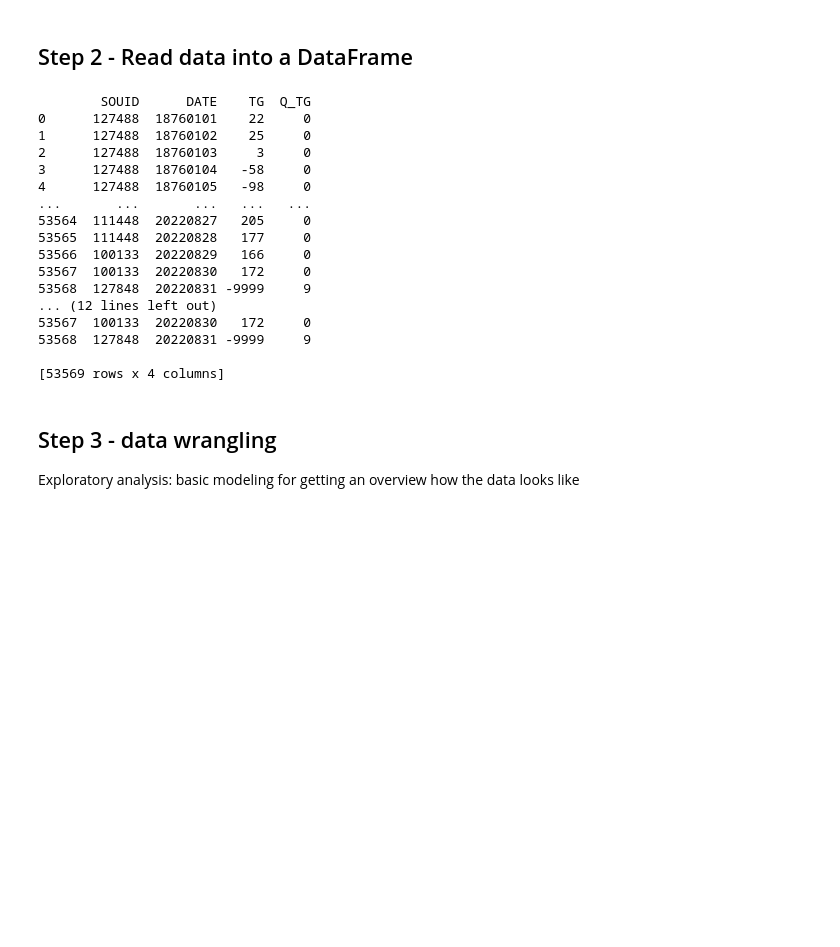
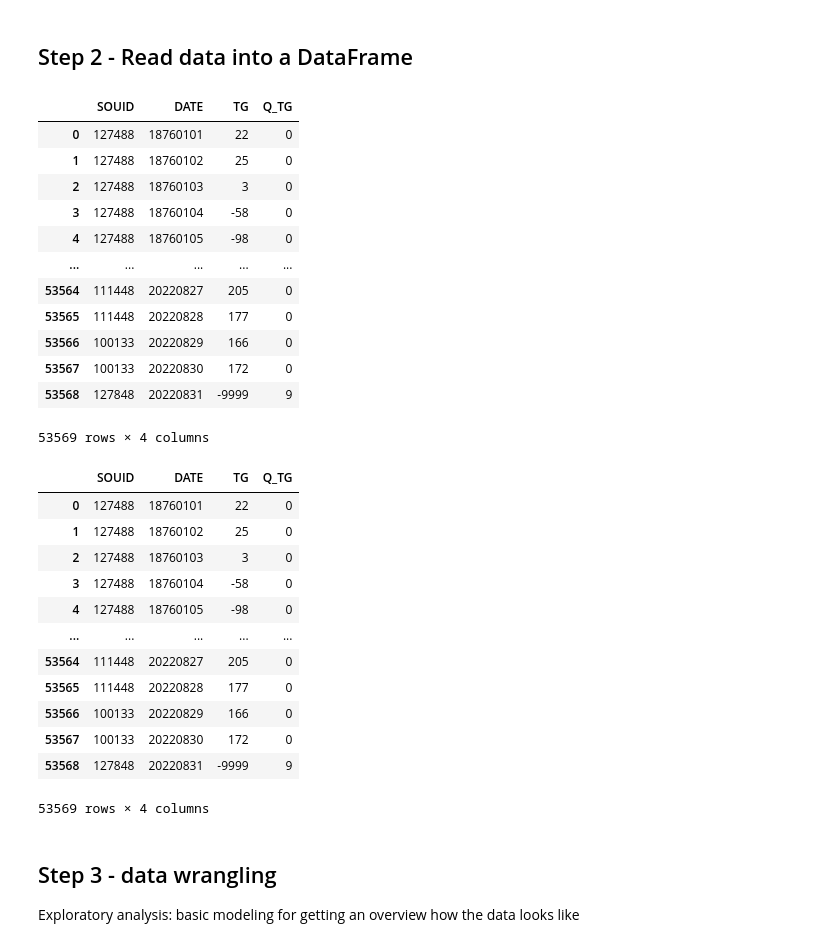
Before and after one commit to ZinoM21/data-science-fs2022, a Jupyter notebook: Homework/Project-2.1/climate-stripes.ipynb, the cells around one changed output. Drawn from its saved outputs; the diff is of its cells as text; code cells hidden in the pictures; blank space fills up the shorter version.

```diff
--- a/Homework/Project-2.1/climate-stripes.ipynb
+++ b/Homework/Project-2.1/climate-stripes.ipynb
@@ -19,30 +19,39 @@ import re
 # %%
 df = pd.read_csv('ECA_blended_custom/TG_STAID004563.txt', sep=',', names=['SOUID', 'DATE', 'TG', 'Q_TG'], skiprows=20)
 df_header_0 = pd.read_csv('ECA_blended_custom/TG_STAID004563.txt', sep=',', names=['SOUID', 'DATE', 'TG', 'Q_TG'], header=0, skiprows=19)
 
 # wanted to use header=0 and skirows=19 but somehow the column names are not valid in later calls,
 # although the visual output of the header is EXACTLY the same ... why is that? What is not shown here?
 
-print(df)
-print(df_header_0)
+display(df)
+display(df_header_0)
 # %% [output]
+|  | SOUID | DATE | TG | Q_TG |
+| 0 | 127488 | 18760101 | 22 | 0 |
+| 1 | 127488 | 18760102 | 25 | 0 |
+| 2 | 127488 | 18760103 | 3 | 0 |
+| 3 | 127488 | 18760104 | -58 | 0 |
+| 4 | 127488 | 18760105 | -98 | 0 |
+| ... | ... | ... | ... | ... |
+| 53564 | 111448 | 20220827 | 205 | 0 |
+| 53565 | 111448 | 20220828 | 177 | 0 |
+| 53566 | 100133 | 20220829 | 166 | 0 |
+| 53567 | 100133 | 20220830 | 172 | 0 |
+| 53568 | 127848 | 20220831 | -9999 | 9 |
-        SOUID      DATE    TG  Q_TG
-0      127488  18760101    22     0
-1      127488  18760102    25     0
-2      127488  18760103     3     0
-3      127488  18760104   -58     0
-4      127488  18760105   -98     0
-...       ...       ...   ...   ...
-53564  111448  20220827   205     0
-53565  111448  20220828   177     0
-53566  100133  20220829   166     0
-53567  100133  20220830   172     0
-53568  127848  20220831 -9999     9
-... (12 lines left out)
-53567  100133  20220830   172     0
-53568  127848  20220831 -9999     9
-
-[53569 rows x 4 columns]
+53569 rows × 4 columns
+|  | SOUID | DATE | TG | Q_TG |
+| 0 | 127488 | 18760101 | 22 | 0 |
+| 1 | 127488 | 18760102 | 25 | 0 |
+| 2 | 127488 | 18760103 | 3 | 0 |
+| 3 | 127488 | 18760104 | -58 | 0 |
+| 4 | 127488 | 18760105 | -98 | 0 |
+| ... | ... | ... | ... | ... |
+| 53564 | 111448 | 20220827 | 205 | 0 |
+| 53565 | 111448 | 20220828 | 177 | 0 |
+| 53566 | 100133 | 20220829 | 166 | 0 |
+| 53567 | 100133 | 20220830 | 172 | 0 |
+| 53568 | 127848 | 20220831 | -9999 | 9 |
+53569 rows × 4 columns
 # %% [markdown]
 ## Step 3 - data wrangling
 
```
Also changed, not shown: parts of 4 cells of this notebook.
